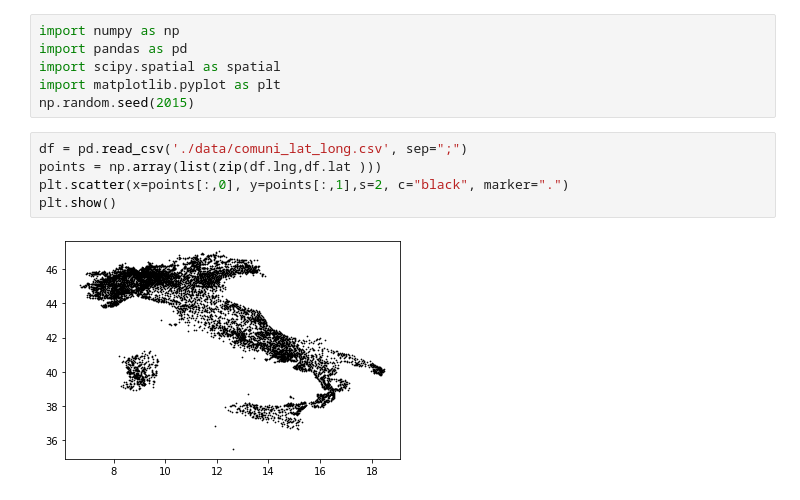
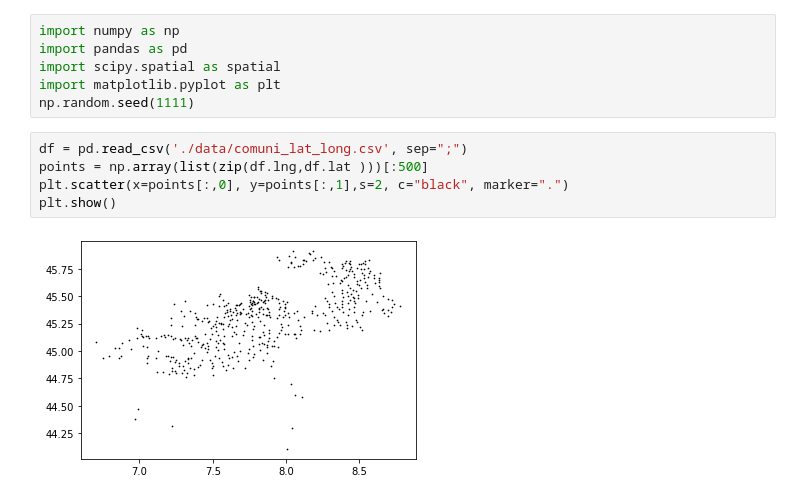
Before and after one commit to areasciencepark/maps_and_heatmaps, a Jupyter notebook: nearest.ipynb, the cells around one changed output. Cells and saved outputs as stored; diff of their text form.

```diff
--- a/nearest.ipynb
+++ b/nearest.ipynb
@@ -3,11 +3,11 @@ import numpy as np
 import pandas as pd
 import scipy.spatial as spatial
 import matplotlib.pyplot as plt
-np.random.seed(2015)
+np.random.seed(1111)
 # %%
 df = pd.read_csv('./data/comuni_lat_long.csv', sep=";")
-points = np.array(list(zip(df.lng,df.lat )))
+points = np.array(list(zip(df.lng,df.lat )))[:500]
 plt.scatter(x=points[:,0], y=points[:,1],s=2, c="black", marker=".")
 plt.show()
 # %% [output]
-[figure, old version]
+[figure, new version]
```
Also changed, not shown: parts of 6 cells of this notebook.
